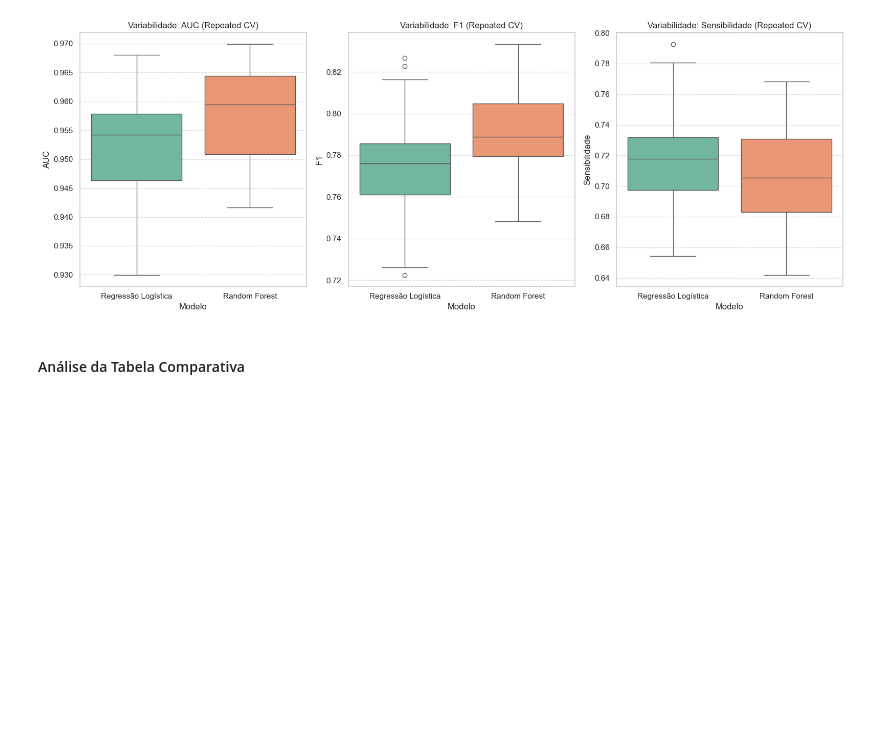
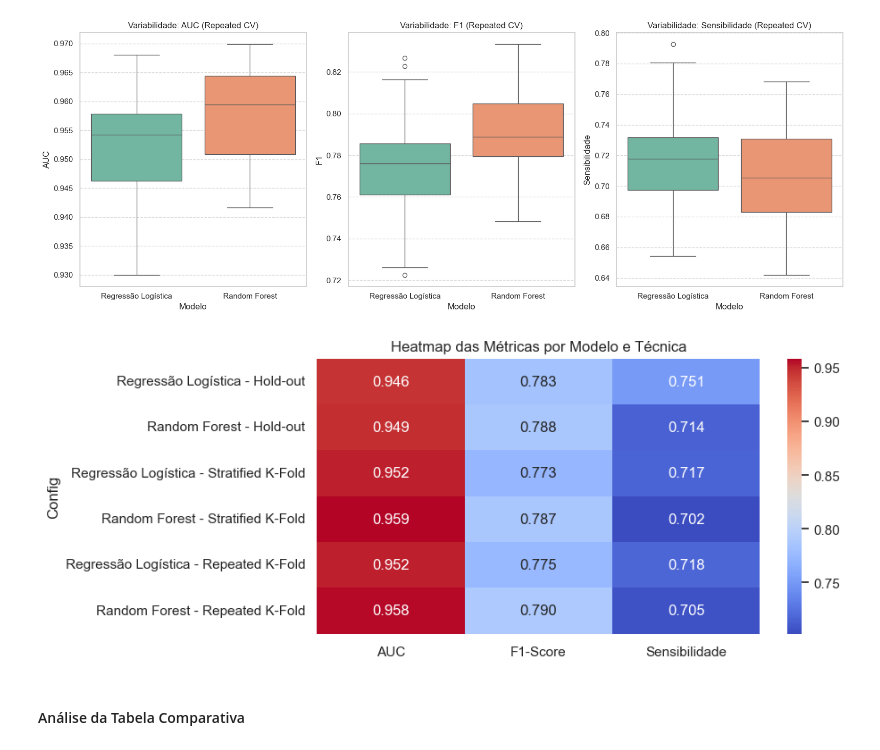
Before and after one commit to gabrielaneves21404-rgb/AC, a Jupyter notebook: dataset_basket_NCAA/Fase2_basket.ipynb, the cells around one changed output. Drawn from its saved outputs; the diff is of its cells as text; code cells hidden in the pictures; blank space fills up the shorter version.

```diff
--- a/dataset_basket_NCAA/Fase2_basket.ipynb
+++ b/dataset_basket_NCAA/Fase2_basket.ipynb
@@ -274,6 +278,19 @@ Passing `palette` without assigning `hue` is deprecated and will be removed in v
 
   sns.boxplot(x='Modelo', y=metrica, data=df_box, palette='Set2')
 [figure]
+# %%
+#Heatmap para facilitar a comparação entre os modelos e técnicas
+df_comparacao["Config"] = df_comparacao["Modelo"] + " - " + df_comparacao["Técnica"]
+
+df_heat = df_comparacao.set_index("Config")[["AUC", "F1-Score", "Sensibilidade"]]
+
+plt.figure(figsize=(8,4))
+sns.heatmap(df_heat, annot=True, cmap="coolwarm", fmt=".3f")
+
+plt.title("Heatmap das Métricas por Modelo e Técnica")
+plt.show()
+# %% [output]
+[figure, added]
 # %% [markdown]
 ####  Análise da Tabela Comparativa
 # %% [markdown]
```
Also changed, not shown: parts of 5 cells of this notebook.
